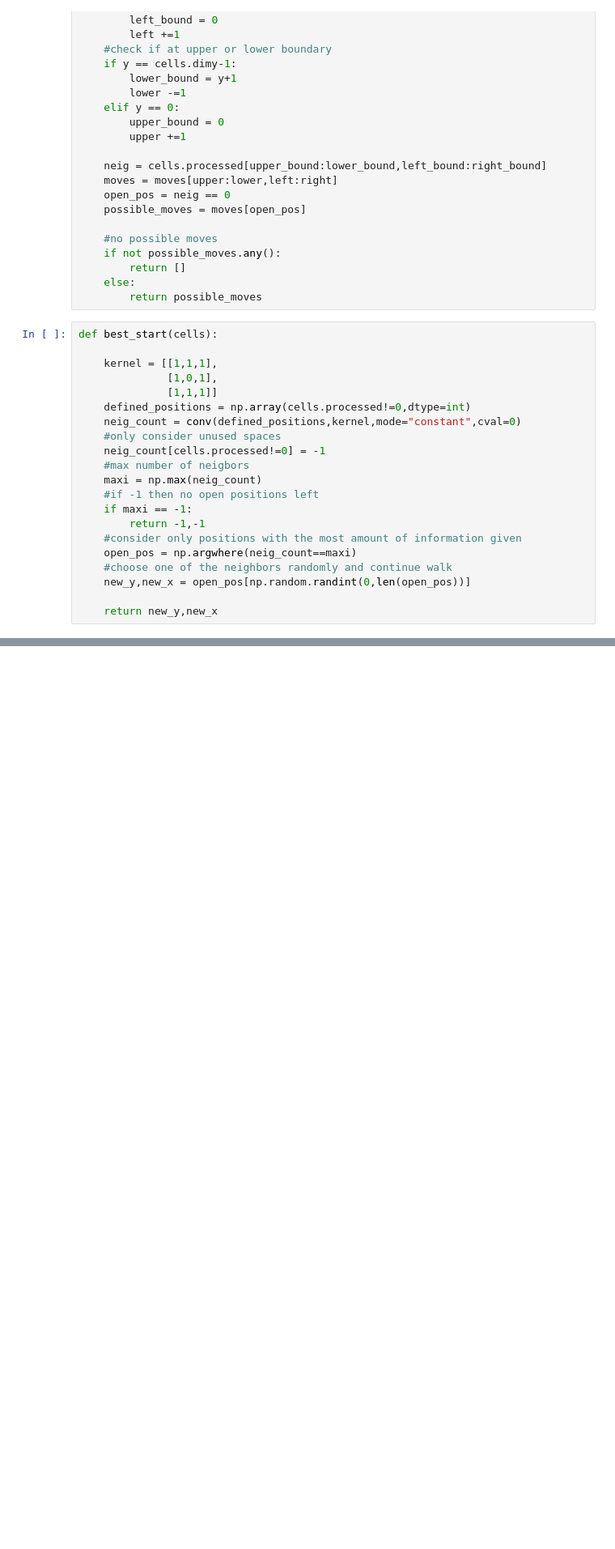
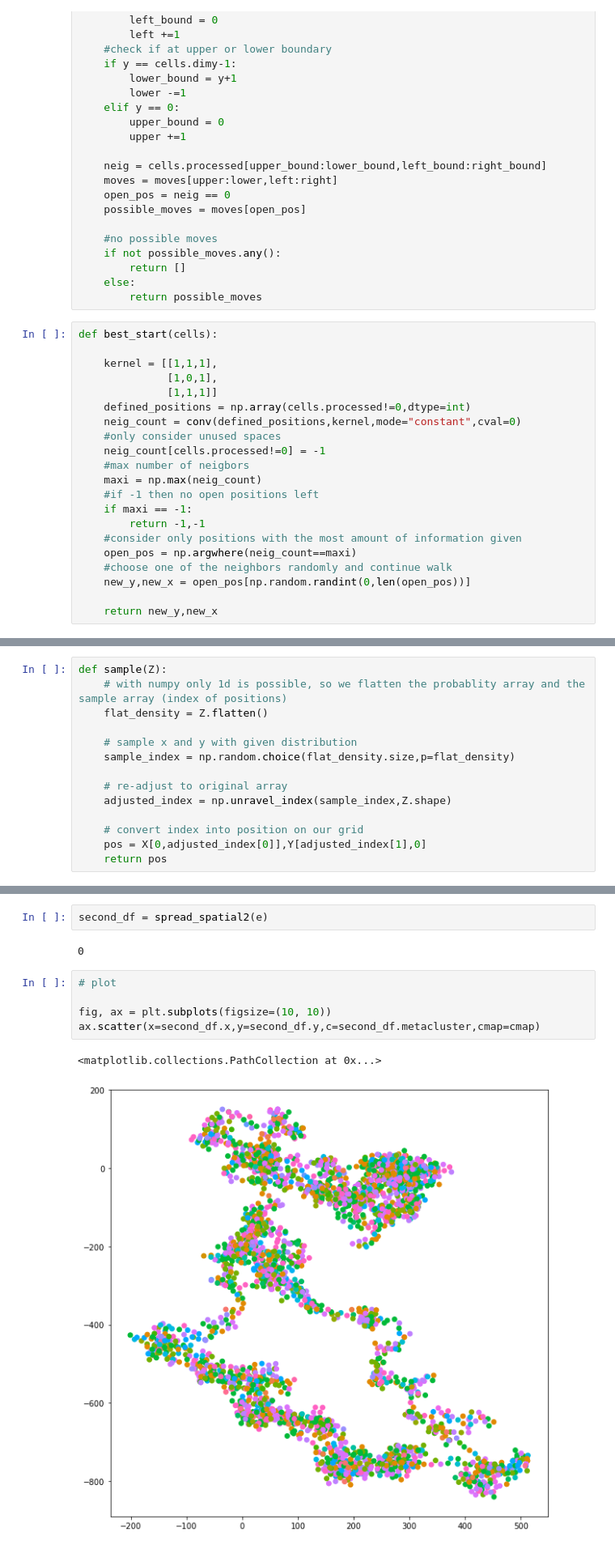
Before and after one commit to brunopalau/generative_breast_cancer_model, a Jupyter notebook: code/create.ipynb, the cells around one changed output, grey strips where cells are left out. Shown at 81% size. Saved outputs shown, nothing was run; the diff lists cells and outputs as text; blank space fills up the shorter version.

```diff
--- a/code/create.ipynb
+++ b/code/create.ipynb
@@ -139,0 +267,14 @@ def spread_spatial(cells):
+# %%
+def sample(Z):
+    # with numpy only 1d is possible, so we flatten the probablity array and the sample array (index of positions)
+    flat_density = Z.flatten()
+
+    # sample x and y with given distribution
+    sample_index = np.random.choice(flat_density.size,p=flat_density)
+
+    # re-adjust to original array
+    adjusted_index = np.unravel_index(sample_index,Z.shape)
+
+    # convert index into position on our grid
+    pos = X[0,adjusted_index[0]],Y[adjusted_index[1],0]
+    return pos
@@ -139,0 +336,12 @@ def spread_spatial(cells):
+# %%
+second_df = spread_spatial2(e)
+# %% [output]
+0
+# %%
+# plot
+
+fig, ax = plt.subplots(figsize=(10, 10))
+ax.scatter(x=second_df.x,y=second_df.y,c=second_df.metacluster,cmap=cmap)
+# %% [output]
+<matplotlib.collections.PathCollection at 0x...>
+[figure, added]
```
Also changed, not shown: parts of 13 cells of this notebook, 1 other file.
